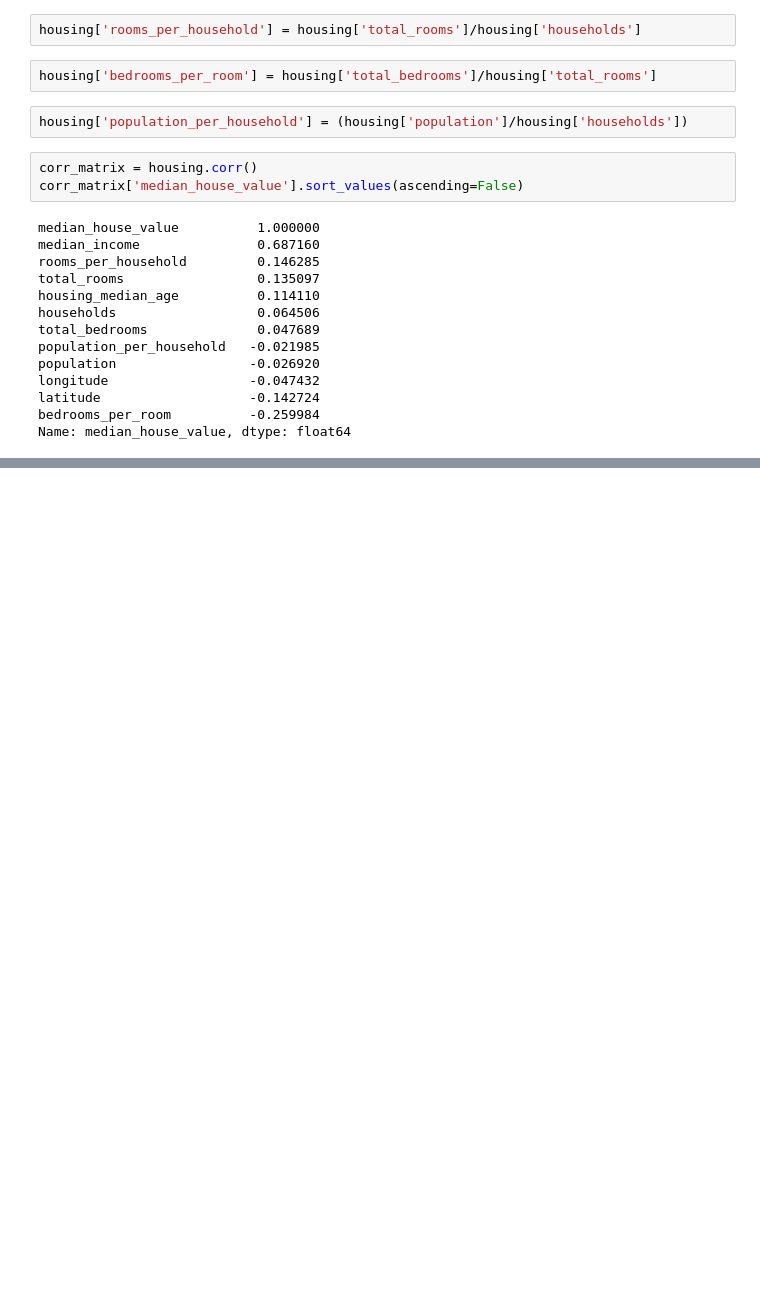
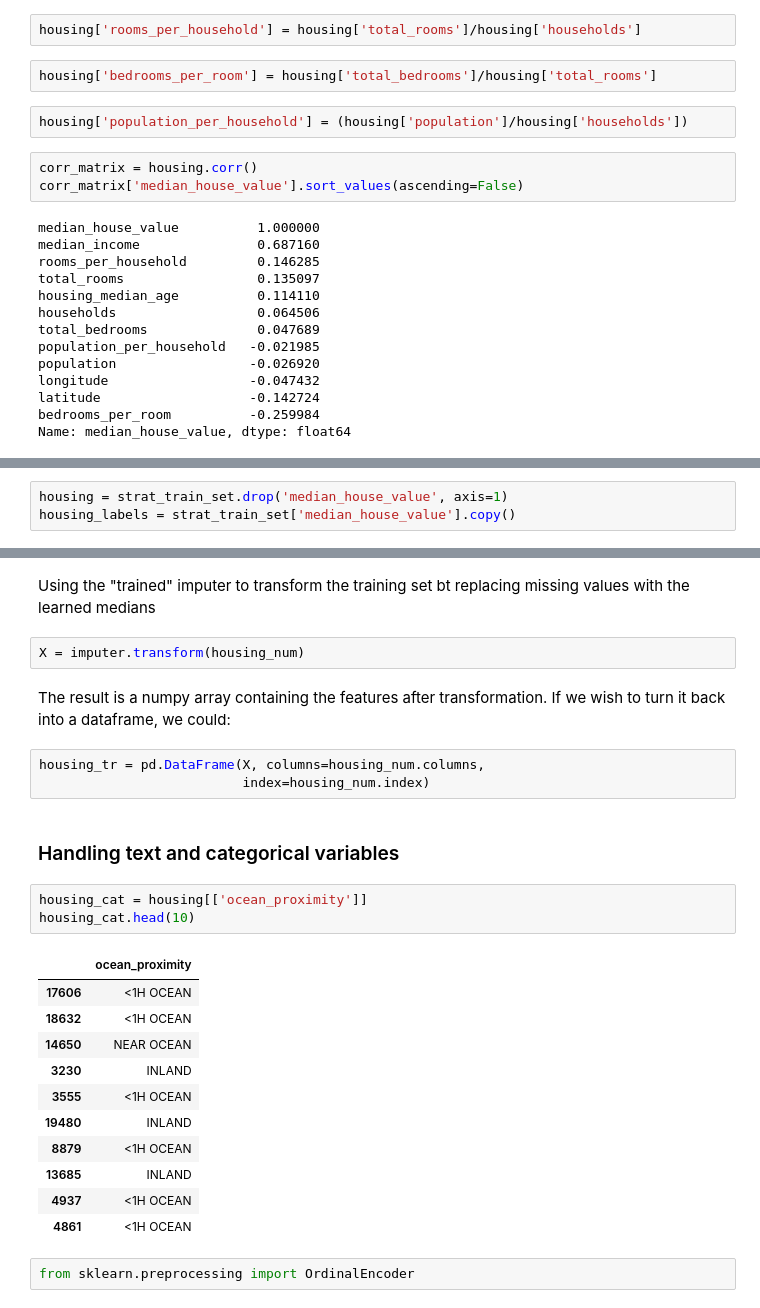
Before and after one commit to souzajvp/hands-on-ML, a Jupyter notebook: Chapter 2 - End-to-end machine learning project.ipynb, the cells around one changed output, grey strips where cells are left out. Cells and saved outputs as stored; diff of their text form; blank space fills up the shorter version.

```diff
--- a/Chapter 2 - End-to-end machine learning project.ipynb
+++ b/Chapter 2 - End-to-end machine learning project.ipynb
@@ -249,0 +252,3 @@ Name: median_house_value, dtype: float64
+# %%
+housing = strat_train_set.drop('median_house_value', axis=1)
+housing_labels = strat_train_set['median_house_value'].copy()
@@ -249,0 +277,28 @@ Name: median_house_value, dtype: float64
+# %% [markdown]
+Using the "trained" imputer to transform the training set bt replacing missing values with the learned medians
+# %%
+X = imputer.transform(housing_num)
+# %% [markdown]
+The result is a numpy array containing the features after transformation. If we wish to turn it back into a dataframe, we could:
+# %%
+housing_tr = pd.DataFrame(X, columns=housing_num.columns,
+                          index=housing_num.index)
+# %% [markdown]
+### Handling text and categorical variables
+# %%
+housing_cat = housing[['ocean_proximity']]
+housing_cat.head(10)
+# %% [output]
+|  | ocean_proximity |
+| 17606 | <1H OCEAN |
+| 18632 | <1H OCEAN |
+| 14650 | NEAR OCEAN |
+| 3230 | INLAND |
+| 3555 | <1H OCEAN |
+| 19480 | INLAND |
+| 8879 | <1H OCEAN |
+| 13685 | INLAND |
+| 4937 | <1H OCEAN |
+| 4861 | <1H OCEAN |
+# %%
+from sklearn.preprocessing import OrdinalEncoder
```
Also changed, not shown: parts of 24 cells of this notebook.
